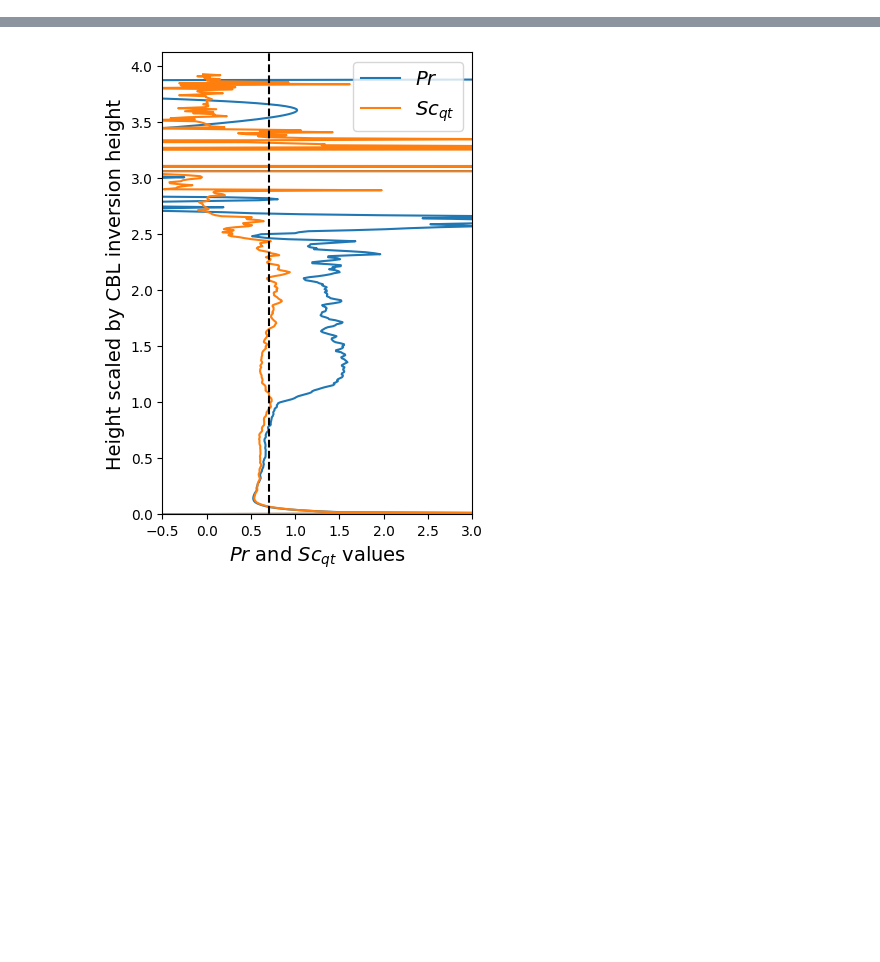
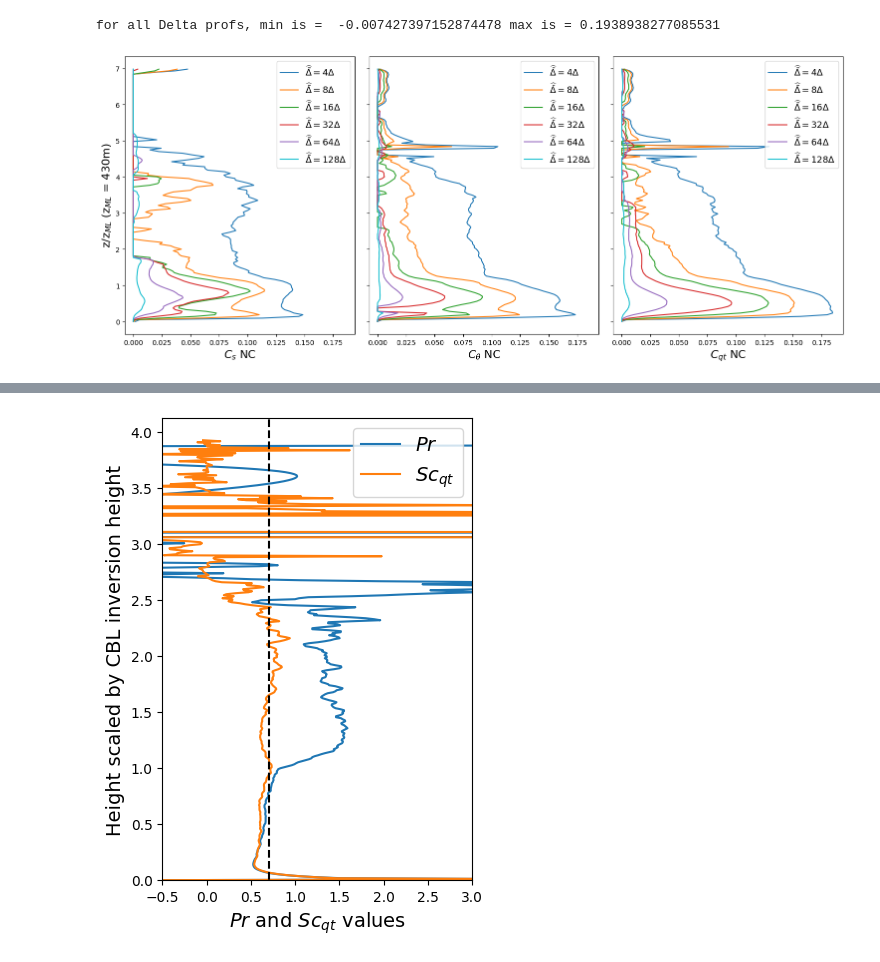
Before and after one commit to a-power/LES_analysis, a Jupyter notebook: updated_C_profs.ipynb, the cells around one changed output, grey strips where cells are left out. Drawn from its saved outputs; the diff is of its cells as text; code cells hidden in the pictures; blank space fills up the shorter version.

```diff
--- a/updated_C_profs.ipynb
+++ b/updated_C_profs.ipynb
@@ -53,0 +140,5 @@ NameError: name 'res' is not defined
+# %%
+plot_C_all_Deltas(C_sq_BOMEX_0[0,1,...], C_sq_BOMEX_0[1,1,...], C_sq_BOMEX_0[2,1,...], z_BOMEX, z_i_BOMEX, set_labels, 'NC', plot_dir_BOMEX)
+# %% [output]
+for all Delta profs, min is =  -0.007427397152874478 max is = 0.1938938277085531
+[figure, added]
```
Also changed, not shown: parts of 12 cells of this notebook, 1 other file.
